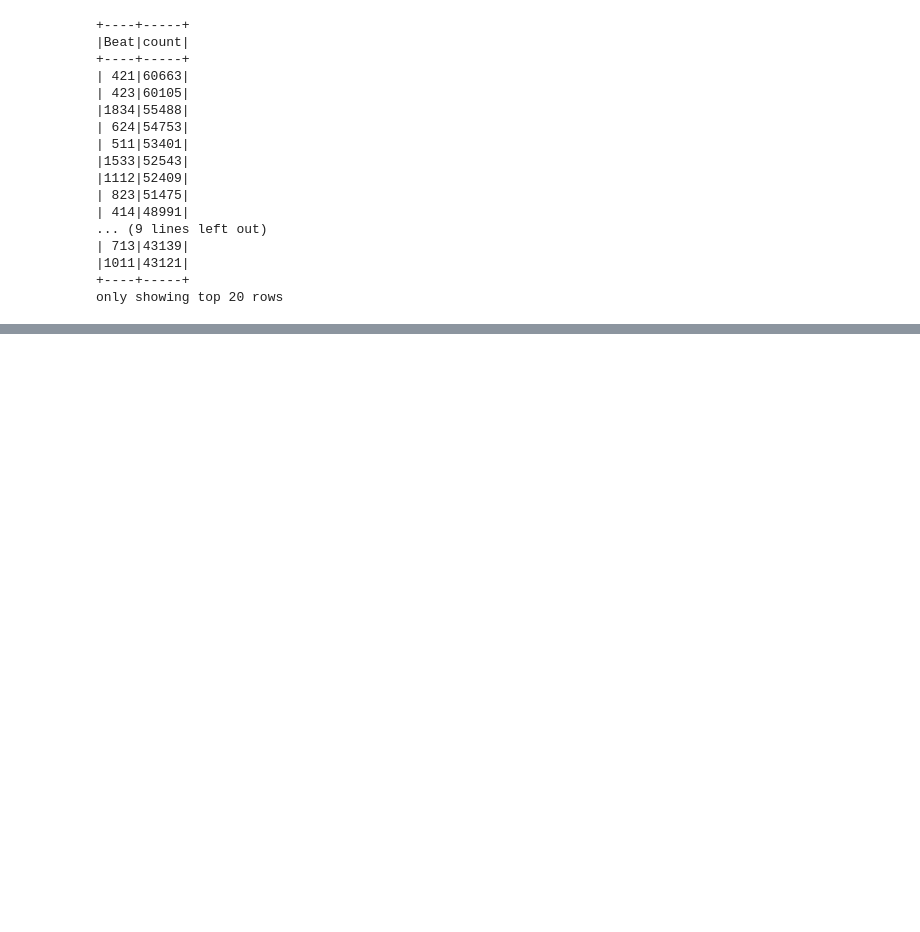
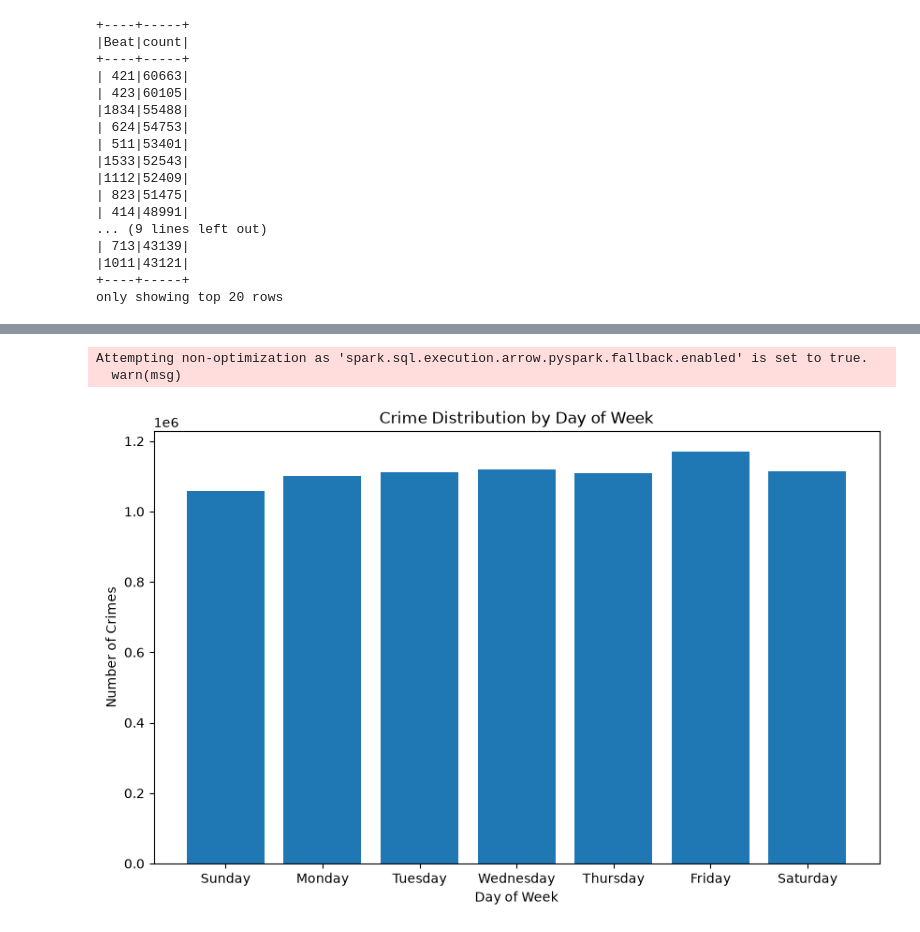
Before and after one commit to tess-ahh/crime-data-analysis-and-prediction, a Jupyter notebook: crime_data_analysis_prediction.ipynb, the cells around one changed output, grey strips where cells are left out. Saved outputs shown, nothing was run; the diff lists cells and outputs as text; code cells hidden in the pictures; blank space fills up the shorter version.

```diff
--- a/crime_data_analysis_prediction.ipynb
+++ b/crime_data_analysis_prediction.ipynb
@@ -1143,0 +1213,11 @@ only showing top 20 rows
+# %%
+from pyspark.sql.functions import when
+
+day_crime = (
+    crime_clean_df
+    .groupBy("Crime_DayOfWeek", "Day_Name")
+    .count()
+    .orderBy("Crime_DayOfWeek")
+)
+
+day_crime.show()
@@ -1143,0 +1236,20 @@ only showing top 20 rows
+# %%
+day_pd = day_crime.toPandas()
+# %% [output]
+Attempting non-optimization as 'spark.sql.execution.arrow.pyspark.fallback.enabled' is set to true.
+  warn(msg)
+# %%
+plt.figure(figsize=(10, 6))
+
+plt.bar(
+    day_pd["Day_Name"],
+    day_pd["count"]
+)
+
+plt.xlabel("Day of Week")
+plt.ylabel("Number of Crimes")
+plt.title("Crime Distribution by Day of Week")
+
+plt.show()
+# %% [output]
+[figure, added]
```
Also changed, not shown: parts of 13 cells of this notebook.
